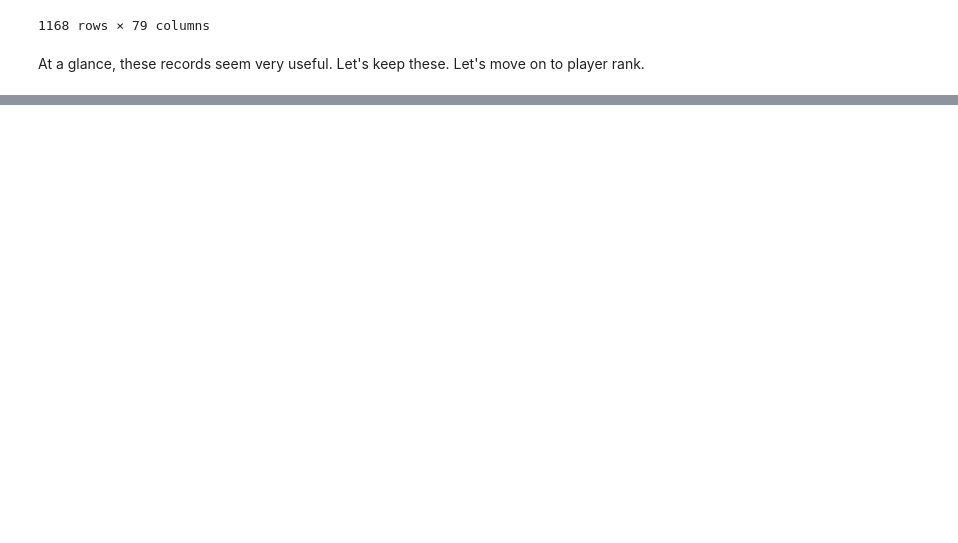
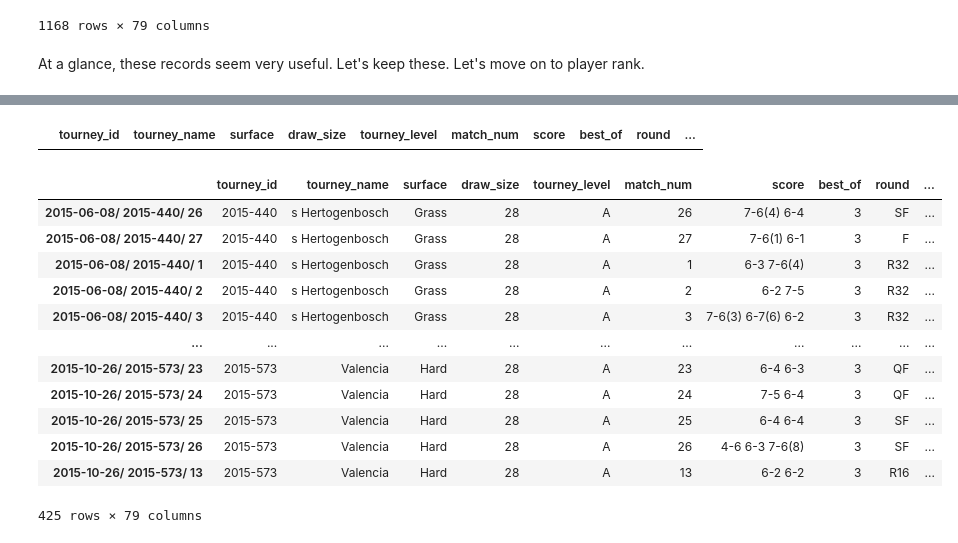
Before and after one commit to Racket-Science/Tennis-Match-Predictions, a Jupyter notebook: Notebooks/bondy_books/bondy_2.1.ipynb, the cells around one changed output, grey strips where cells are left out. Drawn from its saved outputs; the diff is of its cells as text; code cells hidden in the pictures; blank space fills up the shorter version.

```diff
--- a/Notebooks/bondy_books/bondy_2.1.ipynb
+++ b/Notebooks/bondy_books/bondy_2.1.ipynb
@@ -550,0 +557,4 @@ df[df.player_1_rank_points.isnull()]
+# %%
+# fill rank point nulls with 0 for player 2, check
+df.player_2_rank_points = df.player_2_rank_points.fillna(0)
+df[df.player_2_rank_points.isnull()]
@@ -550,0 +600,3 @@ df[df.player_1_rank_points.isnull()]
+# %%
+# assign variable to list of tourney ids that have missing minutes
+missing_minutes = list(df[df.minutes.isnull()].tourney_id.unique())
@@ -550,0 +629,40 @@ df[df.player_1_rank_points.isnull()]
+# %%
+# assign average match length for 2002 Indian Wells to a variable
+mean_2002_IW = df[df.tourney_id == '2002-404'].minutes.mean()
+
+# assign average match length to null values using the index for all matches that have missing minutes for 2002 IW
+df.loc[df[df.tourney_id == '2002-404'].minutes.isnull().index, 'minutes'] = mean_2002_IW
+# %%
+# assign variable to IW 2002 tourney
+indian_wells_2002 = df[df.tourney_id == '2002-404']
+
+# check null values in lieu of minutes for this tourney
+indian_wells_2002[indian_wells_2002.minutes.isnull()]
+# %% [output]
+|  | tourney_id | tourney_name | surface | draw_size | tourney_level | match_num | score | best_of | round | ... |
+# %%
+# commence loop through list of tournaments with missing match lengths
+for tourney in missing_minutes:
+
+    # assign mean match length for tournament to variable
+    mean_match_length = df[df.tourney_id == tourney].minutes.mean()
+
+    # locate index where there are mml for the tournament, fill values with average match length
+    df.loc[df[df.tourney_id == tourney].minutes.isnull().index, 'minutes'] = mean_match_length
+# %%
+# check nulls for minutes
+df[df.minutes.isnull()]
+# %% [output]
+|  | tourney_id | tourney_name | surface | draw_size | tourney_level | match_num | score | best_of | round | ... |
+| 2015-06-08/ 2015-440/ 26 | 2015-440 | s Hertogenbosch | Grass | 28 | A | 26 | 7-6(4) 6-4 | 3 | SF | ... |
+| 2015-06-08/ 2015-440/ 27 | 2015-440 | s Hertogenbosch | Grass | 28 | A | 27 | 7-6(1) 6-1 | 3 | F | ... |
+| 2015-06-08/ 2015-440/ 1 | 2015-440 | s Hertogenbosch | Grass | 28 | A | 1 | 6-3 7-6(4) | 3 | R32 | ... |
+| 2015-06-08/ 2015-440/ 2 | 2015-440 | s Hertogenbosch | Grass | 28 | A | 2 | 6-2 7-5 | 3 | R32 | ... |
+| 2015-06-08/ 2015-440/ 3 | 2015-440 | s Hertogenbosch | Grass | 28 | A | 3 | 7-6(3) 6-7(6) 6-2 | 3 | R32 | ... |
+| ... | ... | ... | ... | ... | ... | ... | ... | ... | ... | ... |
+| 2015-10-26/ 2015-573/ 23 | 2015-573 | Valencia | Hard | 28 | A | 23 | 6-4 6-3 | 3 | QF | ... |
+| 2015-10-26/ 2015-573/ 24 | 2015-573 | Valencia | Hard | 28 | A | 24 | 7-5 6-4 | 3 | QF | ... |
+| 2015-10-26/ 2015-573/ 25 | 2015-573 | Valencia | Hard | 28 | A | 25 | 6-4 6-4 | 3 | SF | ... |
+| 2015-10-26/ 2015-573/ 26 | 2015-573 | Valencia | Hard | 28 | A | 26 | 4-6 6-3 7-6(8) | 3 | SF | ... |
+| 2015-10-26/ 2015-573/ 13 | 2015-573 | Valencia | Hard | 28 | A | 13 | 6-2 6-2 | 3 | R16 | ... |
+425 rows × 79 columns
```
Also changed, not shown: parts of 22 cells of this notebook, 1 other file.
